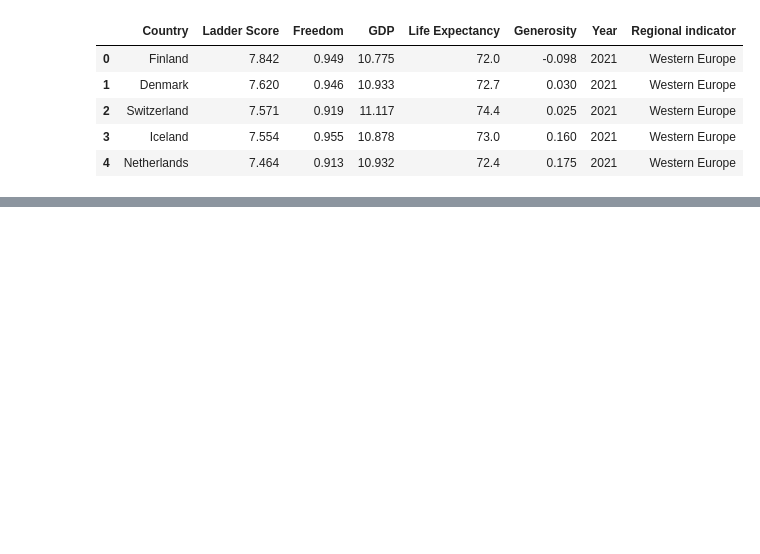
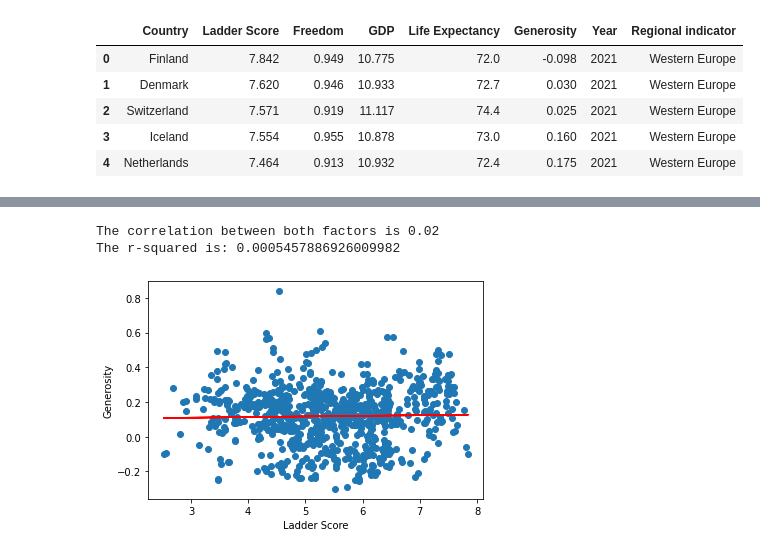
Before and after one commit to Ryan-Malin/TeamHappinessMain, a Jupyter notebook: Happiness.ipynb, the cells around one changed output, grey strips where cells are left out. Drawn from its saved outputs; the diff is of its cells as text; code cells hidden in the pictures; blank space fills up the shorter version.

```diff
--- a/Happiness.ipynb
+++ b/Happiness.ipynb
@@ -127,0 +159,33 @@ happiness_combined_df
+# %%
+# Calculate the correlation coefficient and linear regression model for
+#average ladder score (happiness index) and average genorisity for the top 5 happy places and bottom 5 places
+
+correlation = st.pearsonr(happiness_combined_df['Ladder Score'], happiness_combined_df['Generosity'])
+print(f"The correlation between both factors is {round(correlation[0],2)}")
+
+x_values=happiness_combined_df['Ladder Score']
+y_values=happiness_combined_df['Generosity']
+
+# Add the linear regression equation and line to plot, use line regress imported from above and assign output to variables
+(slope, intercept, rvalue, pvalue, stderr) = linregress(x_values, y_values)
+# show r-squared
+print(f"The r-squared is: {rvalue**2}")
+
+# calculate regress values to create regression line
+regress_values = x_values * slope + intercept
+# line equat to display on chart
+line_eq = "y = " + str(round(slope,2)) + "x + " + str(round(intercept,2))
+# recreate scatter plot from above
+plt.scatter(x_values, y_values)
+# plot the regression line
+plt.plot(x_values,regress_values,"r-")
+# add line equation at value coordinates 20.5,39
+plt.annotate(line_eq,(20.5,39),fontsize=15,color="red")
+# add axis labels and show chart
+plt.xlabel('Ladder Score')
+plt.ylabel('Generosity')
+plt.show()
+# %% [output]
+The correlation between both factors is 0.02
+The r-squared is: 0.0005457886926009982
+[figure, added]
```
Also changed, not shown: parts of 9 cells of this notebook, 3 other files.
